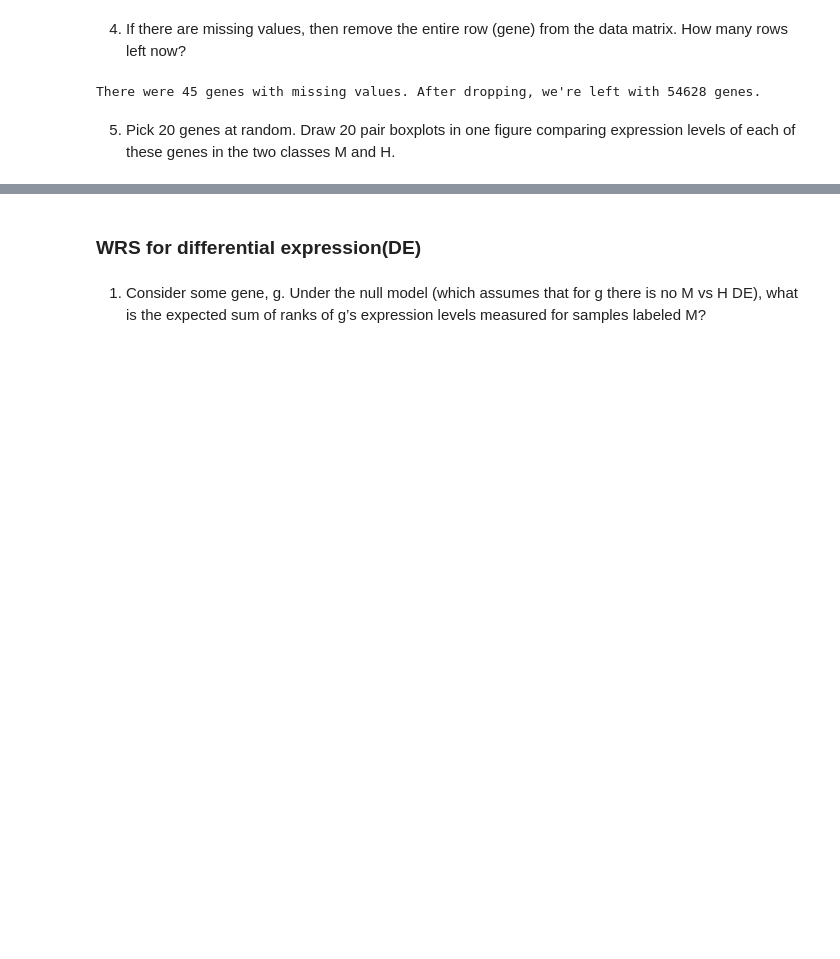
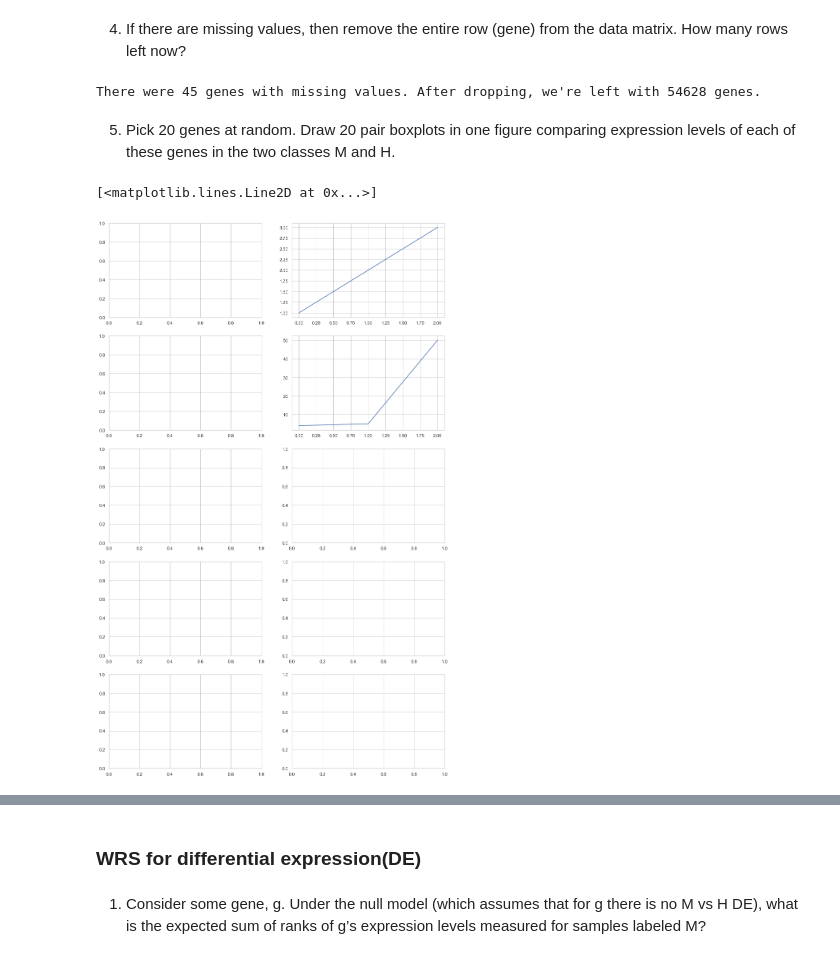
Before and after one commit to EyalMichaeli/IDC_masters, a Jupyter notebook: SnDA/EX4/EX_4.ipynb, the cells around one changed output, grey strips where cells are left out. Drawn from its saved outputs; the diff is of its cells as text; code cells hidden in the pictures; blank space fills up the shorter version.

```diff
--- a/SnDA/EX4/EX_4.ipynb
+++ b/SnDA/EX4/EX_4.ipynb
@@ -67,6 +88,14 @@ num_genes = df.shape[1] -1
 There were 45 genes with missing values. After dropping, we're left with 54628 genes.
 # %% [markdown]
 5) Pick 20 genes at random. Draw 20 pair boxplots in one figure comparing expression levels of each of these genes in the two classes M and H.
+# %%
+fig, axs = plt.subplots(5, 2, figsize=(15, 5 * 5))
+
+axs[0, 1].plot(range(3), [1, 2, 3])
+axs[1, 1].plot(range(3), [4, 5, 50])
+# %% [output]
+[<matplotlib.lines.Line2D at 0x...>]
+[figure, added]
 # %%
 df_h = df[df['class'] == 'H']
 df_m = df[df['class'] == 'M']
```
Also changed, not shown: parts of 10 cells of this notebook.
